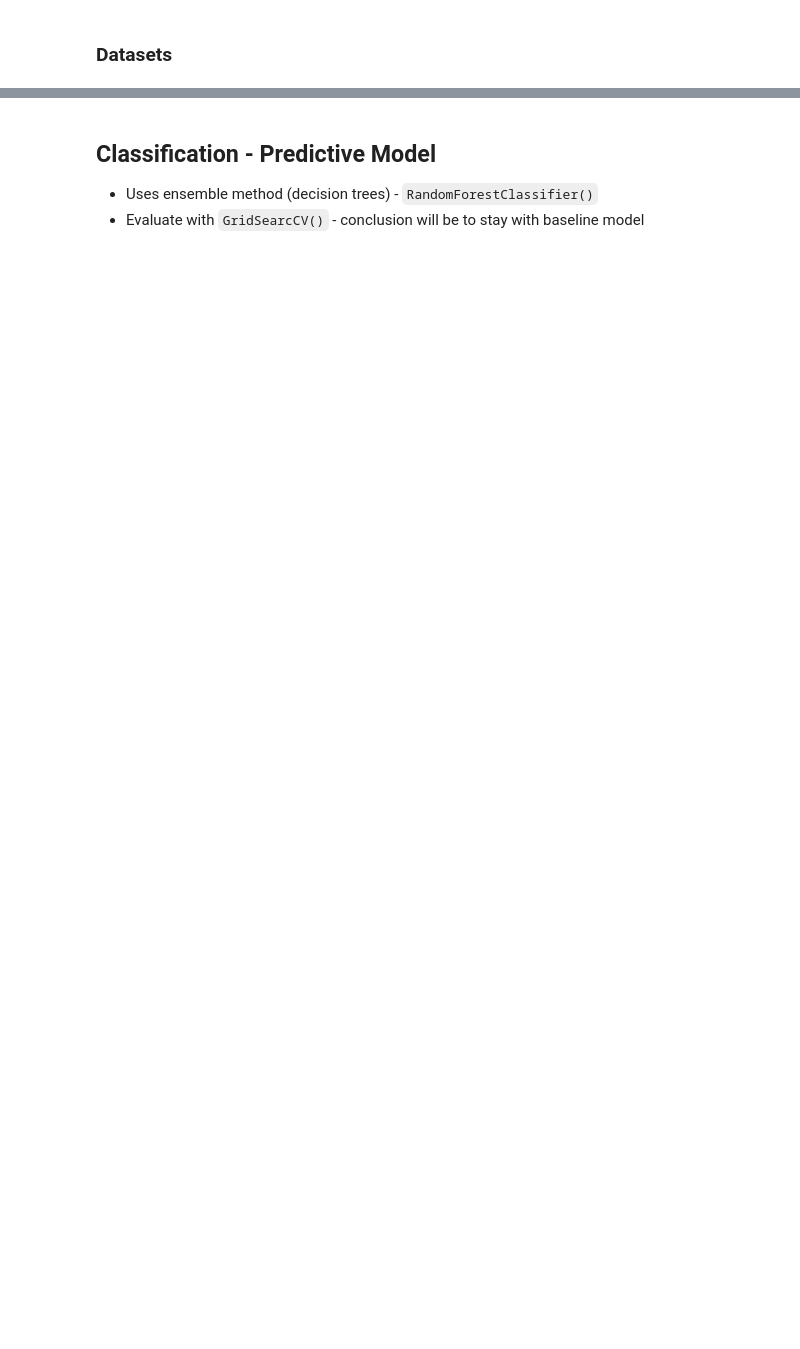
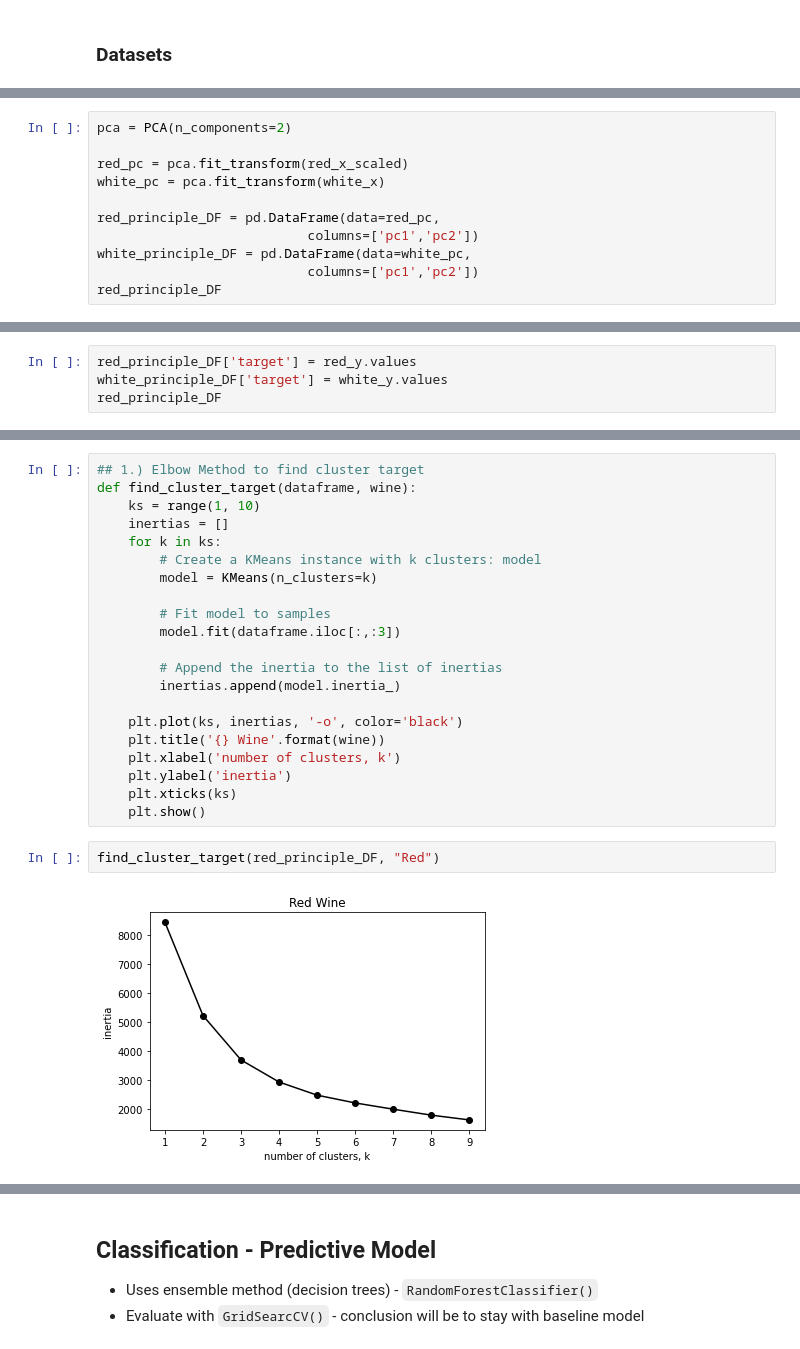
Before and after one commit to branlewalk/wgu-c964, a Jupyter notebook: wine-quality-spiralytics.ipynb, the cells around one changed output, grey strips where cells are left out. Cells and saved outputs as stored; diff of their text form; blank space fills up the shorter version.

```diff
--- a/wine-quality-spiralytics.ipynb
+++ b/wine-quality-spiralytics.ipynb
@@ -152,0 +194,11 @@ dtype: int64
+# %%
+pca = PCA(n_components=2)
+
+red_pc = pca.fit_transform(red_x_scaled)
+white_pc = pca.fit_transform(white_x)
+
+red_principle_DF = pd.DataFrame(data=red_pc,
+                           columns=['pc1','pc2'])
+white_principle_DF = pd.DataFrame(data=white_pc,
+                           columns=['pc1','pc2'])
+red_principle_DF
@@ -152,0 +219,4 @@ dtype: int64
+# %%
+red_principle_DF['target'] = red_y.values
+white_principle_DF['target'] = white_y.values
+red_principle_DF
@@ -158,0 +257,25 @@ dtype: int64
+# %%
+## 1.) Elbow Method to find cluster target
+def find_cluster_target(dataframe, wine):
+    ks = range(1, 10)
+    inertias = []
+    for k in ks:
+        # Create a KMeans instance with k clusters: model
+        model = KMeans(n_clusters=k)
+
+        # Fit model to samples
+        model.fit(dataframe.iloc[:,:3])
+
+        # Append the inertia to the list of inertias
+        inertias.append(model.inertia_)
+
+    plt.plot(ks, inertias, '-o', color='black')
+    plt.title('{} Wine'.format(wine))
+    plt.xlabel('number of clusters, k')
+    plt.ylabel('inertia')
+    plt.xticks(ks)
+    plt.show()
+# %%
+find_cluster_target(red_principle_DF, "Red")
+# %% [output]
+[figure, added]
```
Also changed, not shown: parts of 46 cells of this notebook, 19 other files.
